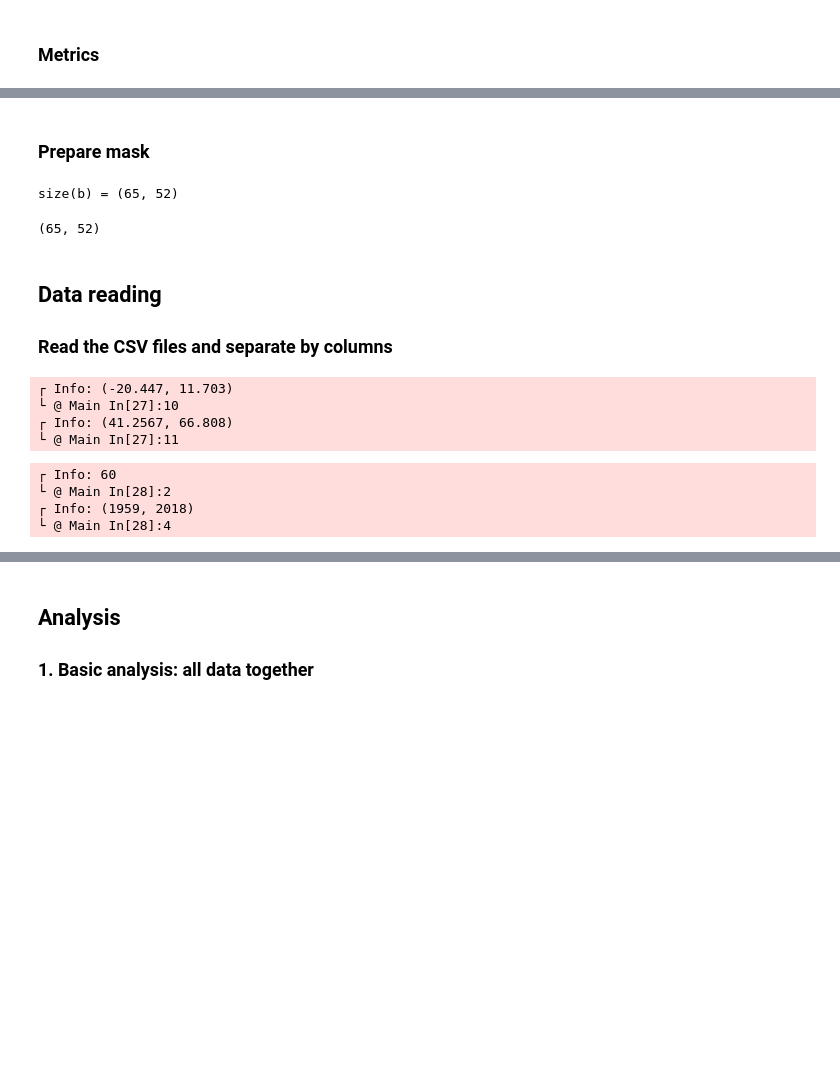
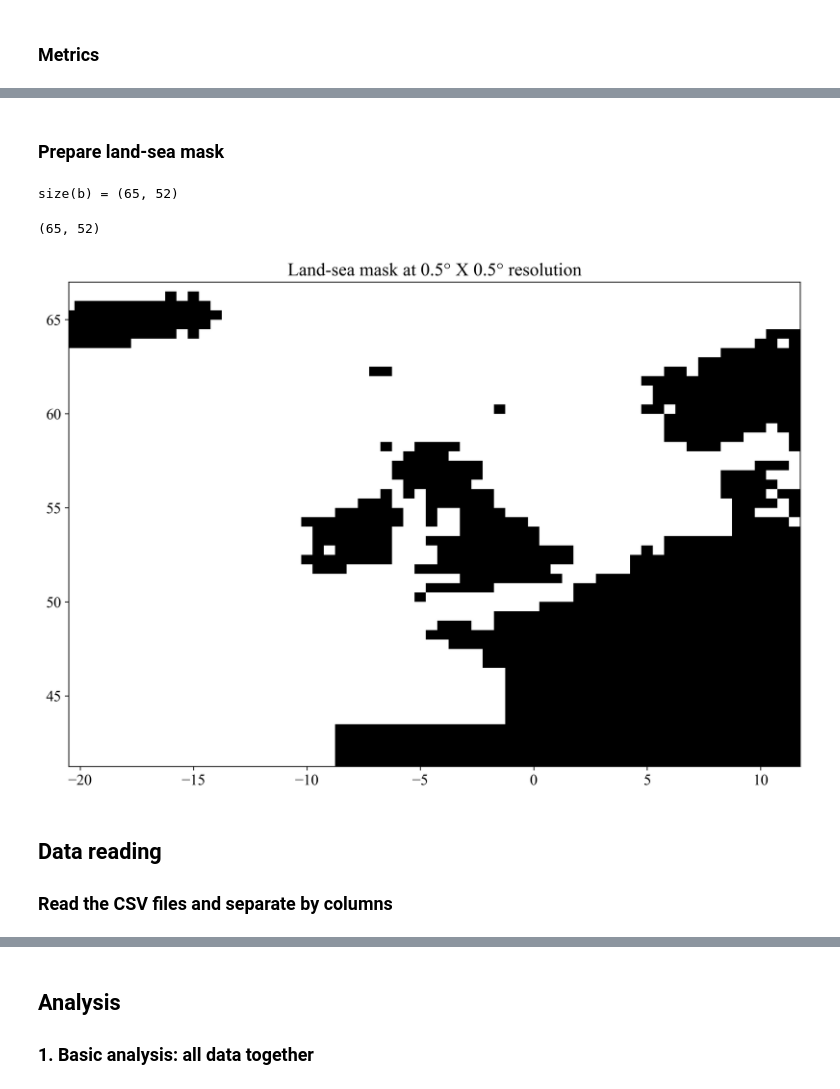
Before and after one commit to EMODnet/EMODnet-Biology-Interpolation-Calanus, a Jupyter notebook: analysis/interp_Calanus.ipynb, the cells around one changed output, grey strips where cells are left out. Saved outputs shown, nothing was run; the diff lists cells and outputs as text; code cells hidden in the pictures; blank space fills up the shorter version.

```diff
--- a/analysis/interp_Calanus.ipynb
+++ b/analysis/interp_Calanus.ipynb
@@ -19,0 +35,3 @@ PyPlot
+# %%
+dom = [-20.5, 11.75, 41.25, 67.]
+usecartopy = false
@@ -39,5 +62,5 @@ datacrs = ccrs.PlateCarree();
 # %%
 run_year = false
 run_month = true
-makeplot = false
+makeplot = true
 # %% [output]
@@ -78,5 +101,5 @@ _, (pm, pn), (xi, yi) = DIVAnd_rectdom(longrid, latgrid);
 # %% [markdown]
-### Prepare mask
+### Prepare land-sea mask
 # %%
 bx, by, b = DIVAnd.load_bath(bathfile, true, longrid, latgrid)
 @show size(b)
@@ -93,33 +116,26 @@ _, _, mask = DIVAnd.load_mask(bathfile, true, longrid, latgrid, 0.0);
 # - Resolution = 0.5°
 maskindex = findall((xi .>= 0.) .& (yi .<= 47.))
 mask[maskindex] .= 0.;
+# %%
+if makeplot
+    fig = plt.figure(figsize=(12, 8))
+    if usecartopy
+        ax = plt.subplot(111, projection=mainproj)
+        ax.set_extent(dom)
+        ax.coastlines()
+    else
+        ax = plt.subplot(111)
+        ax.set_xlim(dom[1], dom[2])
+        ax.set_ylim(dom[3], dom[4])
+    end
+
+    ax.pcolor(longrid, latgrid, mask', cmap=plt.cm.binary_r)
+    ax.set_title("Land-sea mask at 0.5° X 0.5° resolution")
+    plt.savefig(joinpath(figdir, "landseamask05.png"), dpi=300, bbox_inches="tight")
+    plt.show()
+end
+# %% [output]
+[figure, added]
 # %% [markdown]
 ## Data reading
 ### Read the CSV files and separate by columns
-# %%
-data = readdlm(datafile, ',', skipstart=1);
-
-lon = data[:,3]
-lat = data[:,2]
-year = data[:,4]
-month = data[:,5]
-thedates = Date.(year, month)
-calanus_finmarchicus = data[:,6]
-calanus_helgolandicus = data[:,7];
-@info(extrema(lon));
-@info(extrema(lat));
-# %% [output]
-┌ Info: (-20.447, 11.703)
-└ @ Main In[27]:10
-┌ Info: (41.2567, 66.808)
-└ @ Main In[27]:11
-# %%
-nyears = maximum(year) - minimum(year) + 1
-@info(nyears)
-yearcount = zeros(nyears);
-@info(extrema(year));
-# %% [output]
-┌ Info: 60
-└ @ Main In[28]:2
-┌ Info: (1959, 2018)
-└ @ Main In[28]:4
```
Also changed, not shown: parts of 18 cells of this notebook, 7 other files.
